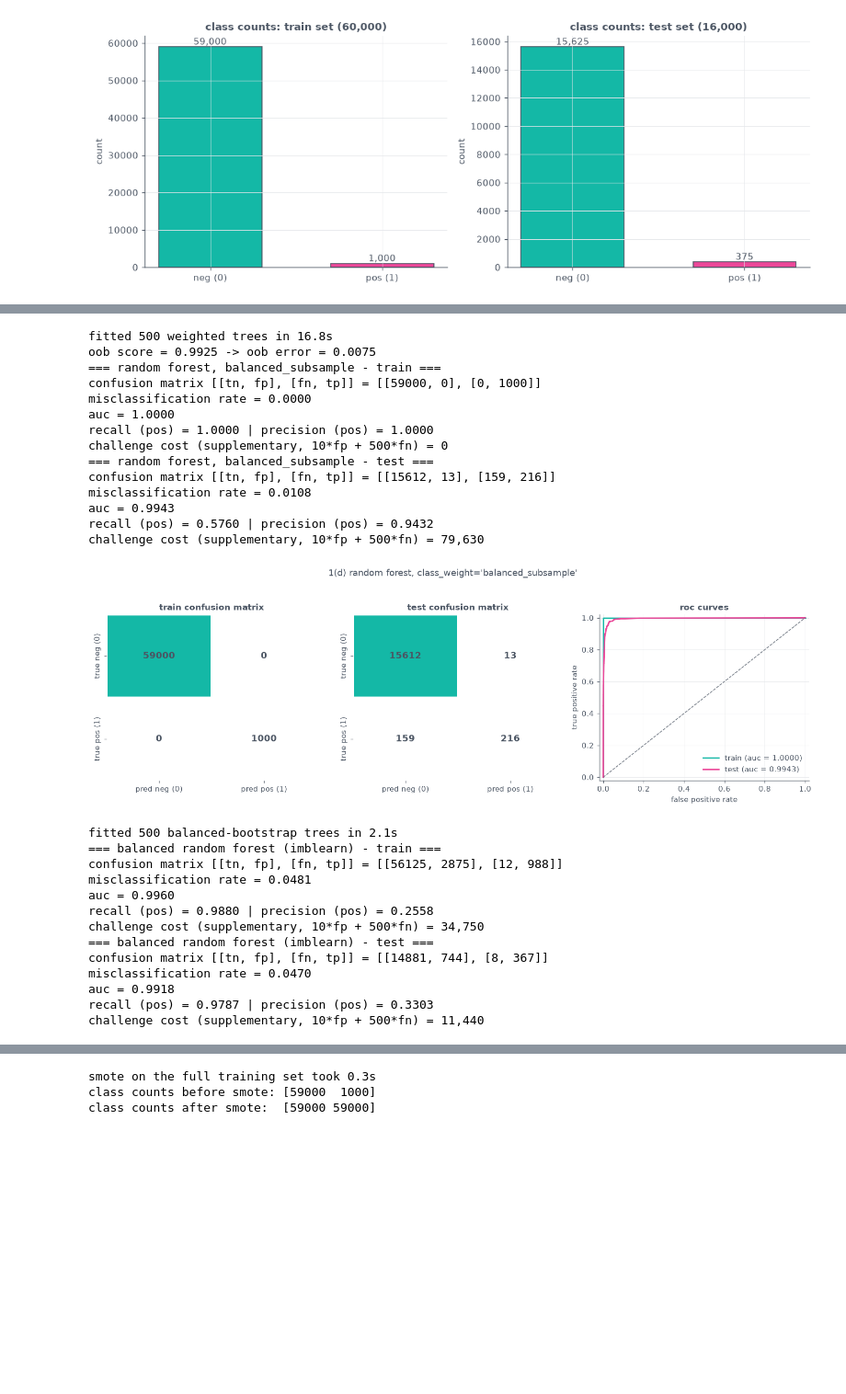
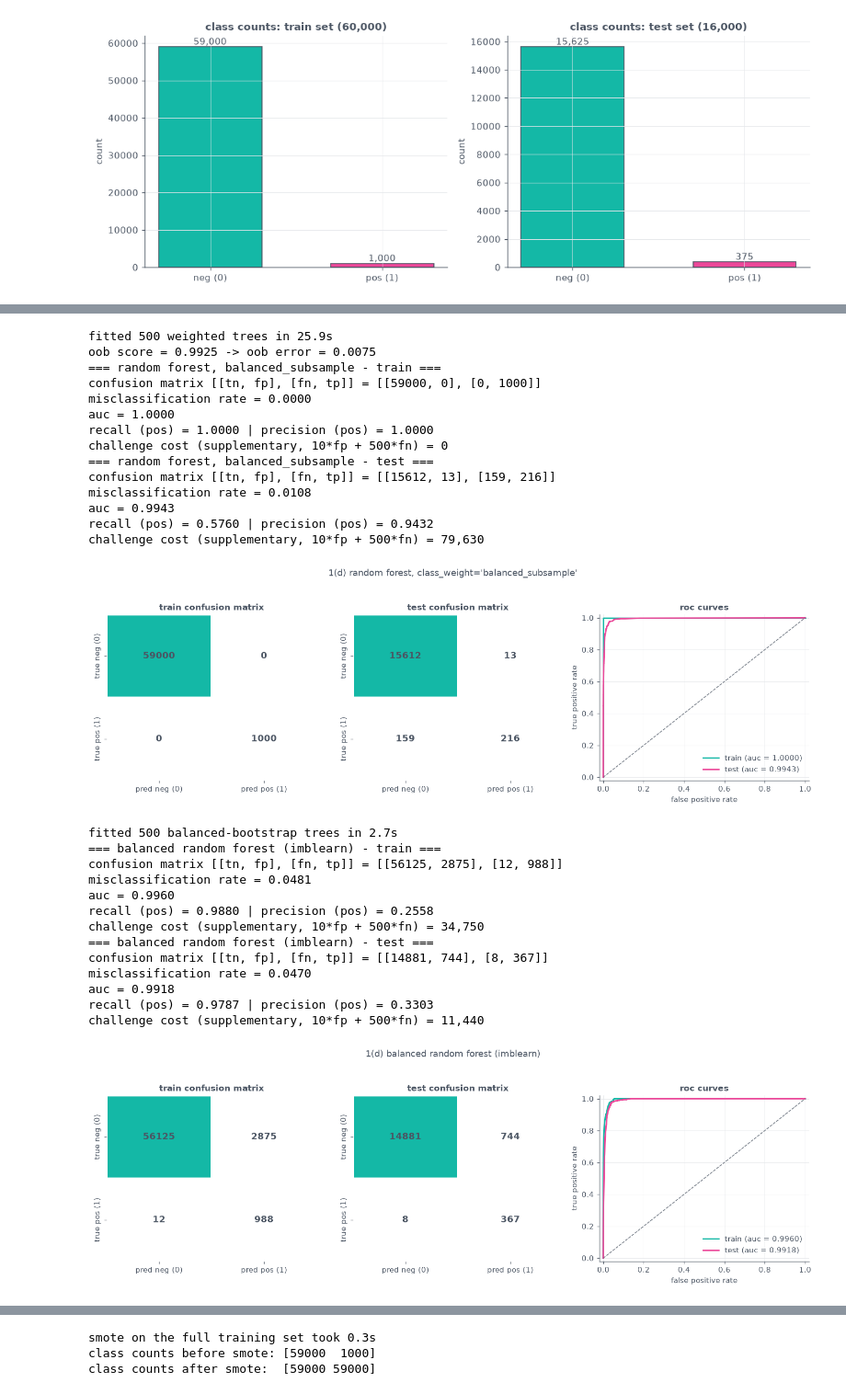
Before and after one commit to oliauusc/DSCI552_HW6, a Jupyter notebook: notebook/Liau_Olivia_HW6.ipynb, the cells around one changed output, grey strips where cells are left out. Shown at 92% size. Cells and saved outputs as stored; diff of their text form; code cells hidden in the pictures; blank space fills up the shorter version.

```diff
--- a/notebook/Liau_Olivia_HW6.ipynb
+++ b/notebook/Liau_Olivia_HW6.ipynb
@@ -44,7 +61,7 @@ def set_style():
     plt.rcParams.update({
         "figure.dpi": 110,
         "savefig.dpi": 110,
-        "font.size": 10,
+        "font.size": 9,
         "axes.titlesize": 11,
         "axes.titleweight": "bold",
         "axes.labelsize": 10,
@@ -80,11 +97,9 @@ def evaluate(model, X, y, name):
     # alarm, cost 2 = 500 per missed failure); supplementary metric
     cost = 10 * fp + 500 * fn
     print(f"=== {name} ===")
-    print(f"confusion matrix [[tn, fp], [fn, tp]] = [[{tn}, {fp}], [{fn}, {tp}]]")
-    print(f"misclassification rate = {mis:.4f}")
-    print(f"auc = {auc:.4f}")
-    print(f"recall (pos) = {rec:.4f} | precision (pos) = {prec:.4f}")
-    print(f"challenge cost (supplementary, 10*fp + 500*fn) = {cost:,}")
+    print(f"cm [[tn, fp], [fn, tp]] = [[{tn}, {fp}], [{fn}, {tp}]] | "
+          f"mis = {mis:.4f} | auc = {auc:.4f} | recall = {rec:.4f} | "
+          f"precision = {prec:.4f} | cost = {cost:,}")
     return {"name": name, "cm": cm, "tn": tn, "fp": fp, "fn": fn, "tp": tp,
             "mis": mis, "auc": auc, "recall": rec, "precision": prec,
             "cost": cost, "proba": proba}
@@ -96,7 +111,7 @@ def plot_confusion(cm, title, ax):
                 cbar=False, linewidths=1.5, linecolor="white", ax=ax,
                 xticklabels=["pred neg (0)", "pred pos (1)"],
                 yticklabels=["true neg (0)", "true pos (1)"],
-                annot_kws={"size": 12, "weight": "bold", "color": NEUTRAL})
+                annot_kws={"size": 8, "weight": "bold", "color": NEUTRAL})
     ax.set_title(title)
     ax.set_xlabel("")
     ax.set_ylabel("")
@@ -113,19 +128,19 @@ def plot_roc(y, proba, label, color, ax):
     ax.set_ylabel("true positive rate")
     ax.set_xlim(-0.02, 1.02)
     ax.set_ylim(-0.02, 1.02)
-    ax.legend(loc="lower right")
+    ax.legend(loc="lower right", fontsize=7)
     return a
 
 
 def metric_figure(res_train, res_test, y_train, y_test, suptitle):
     # one combined figure: train confusion, test confusion, overlaid roc curves
-    fig, axes = plt.subplots(1, 3, figsize=(13.5, 4.3))
+    fig, axes = plt.subplots(1, 3, figsize=(5.8, 2.0))
     plot_confusion(res_train["cm"], "train confusion matrix", axes[0])
     plot_confusion(res_test["cm"], "test confusion matrix", axes[1])
     plot_roc(y_train, res_train["proba"], "train", TEAL, axes[2])
     plot_roc(y_test, res_test["proba"], "test", PINK, axes[2])
     axes[2].set_title("roc curves")
-    fig.suptitle(suptitle, y=1.04, fontsize=12)
+    fig.suptitle(suptitle, y=1.02, fontsize=10)
     plt.tight_layout()
     plt.show()
 # %% [markdown]
@@ -694,11 +583,9 @@ and compared side by side with 1(c) below.
 # %%
 # random forest with class_weight="balanced_subsample" (same settings as 1c)
-t0 = time.time()
 rf_bal = RandomForestClassifier(n_estimators=500, oob_score=True, n_jobs=-1,
                                 random_state=RANDOM_STATE,
                                 class_weight="balanced_subsample")
 rf_bal.fit(train_X_imp, train_y)
-print(f"fitted 500 weighted trees in {time.time() - t0:.1f}s")
 print(f"oob score = {rf_bal.oob_score_:.4f} -> oob error = {1 - rf_bal.oob_score_:.4f}")
 
 res_rfb_train = evaluate(rf_bal, train_X_imp, train_y,
@@ -709,7 +596,7 @@ res_rfb_test = evaluate(rf_bal, test_X_imp, test_y,
 metric_figure(res_rfb_train, res_rfb_test, train_y, test_y,
               "1(d) random forest, class_weight='balanced_subsample'")
 # %% [output]
-fitted 500 weighted trees in 16.8s
+fitted 500 weighted trees in 25.9s
 oob score = 0.9925 -> oob error = 0.0075
 === random forest, balanced_subsample - train ===
 confusion matrix [[tn, fp], [fn, tp]] = [[59000, 0], [0, 1000]]
@@ -726,30 +613,32 @@ challenge cost (supplementary, 10*fp + 500*fn) = 79,630
 [figure]
 # %%
 # second compensation strategy: balanced bootstrap (balanced random forest)
-t0 = time.time()
 brf = BalancedRandomForestClassifier(n_estimators=500, random_state=RANDOM_STATE,
                                      bootstrap=True, oob_score=True, n_jobs=-1)
 brf.fit(train_X_imp, train_y)
-print(f"fitted 500 balanced-bootstrap trees in {time.time() - t0:.1f}s")
 
 res_brf_train = evaluate(brf, train_X_imp, train_y,
                          "balanced random forest (imblearn) - train")
 res_brf_test = evaluate(brf, test_X_imp, test_y,
                         "balanced random forest (imblearn) - test")
+
+metric_figure(res_brf_train, res_brf_test, train_y, test_y,
+              "1(d) balanced random forest (imblearn)")
 # %% [output]
-fitted 500 balanced-bootstrap trees in 2.1s
+fitted 500 balanced-bootstrap trees in 2.7s
 === balanced random forest (imblearn) - train ===
 confusion matrix [[tn, fp], [fn, tp]] = [[56125, 2875], [12, 988]]
 misclassification rate = 0.0481
 auc = 0.9960
 recall (pos) = 0.9880 | precision (pos) = 0.2558
 challenge cost (supplementary, 10*fp + 500*fn) = 34,750
 === balanced random forest (imblearn) - test ===
 confusion matrix [[tn, fp], [fn, tp]] = [[14881, 744], [8, 367]]
 misclassification rate = 0.0470
 auc = 0.9918
 recall (pos) = 0.9787 | precision (pos) = 0.3303
 challenge cost (supplementary, 10*fp + 500*fn) = 11,440
+[figure, added]
 # %%
 # side-by-side comparison table: 1(c) vs 1(d), from the stored results
 comparison = pd.DataFrame({
```
Also changed, not shown: parts of 62 cells of this notebook.
